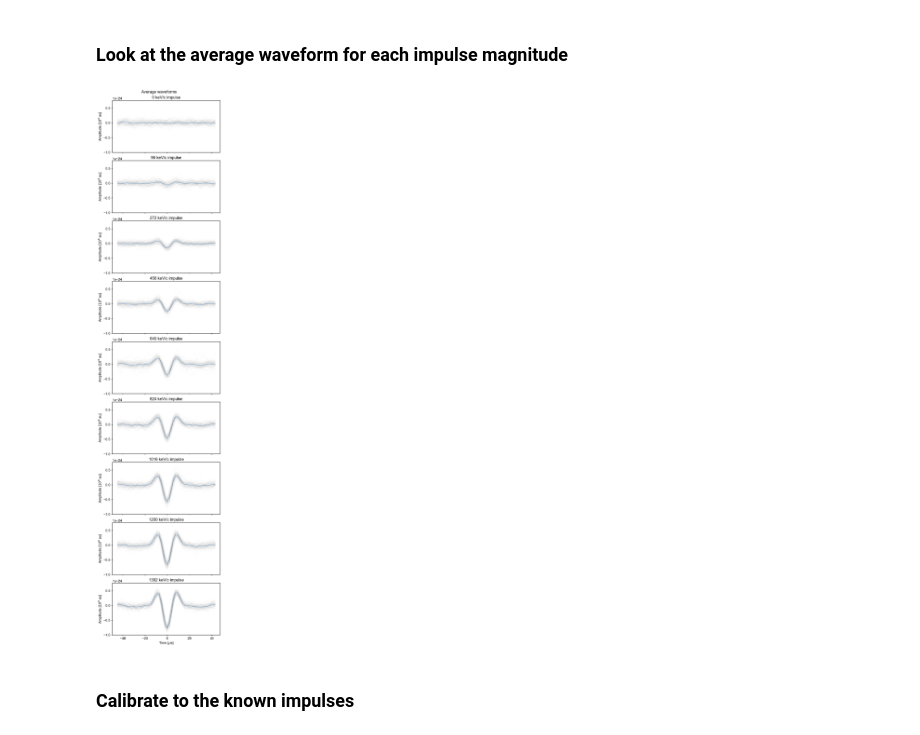
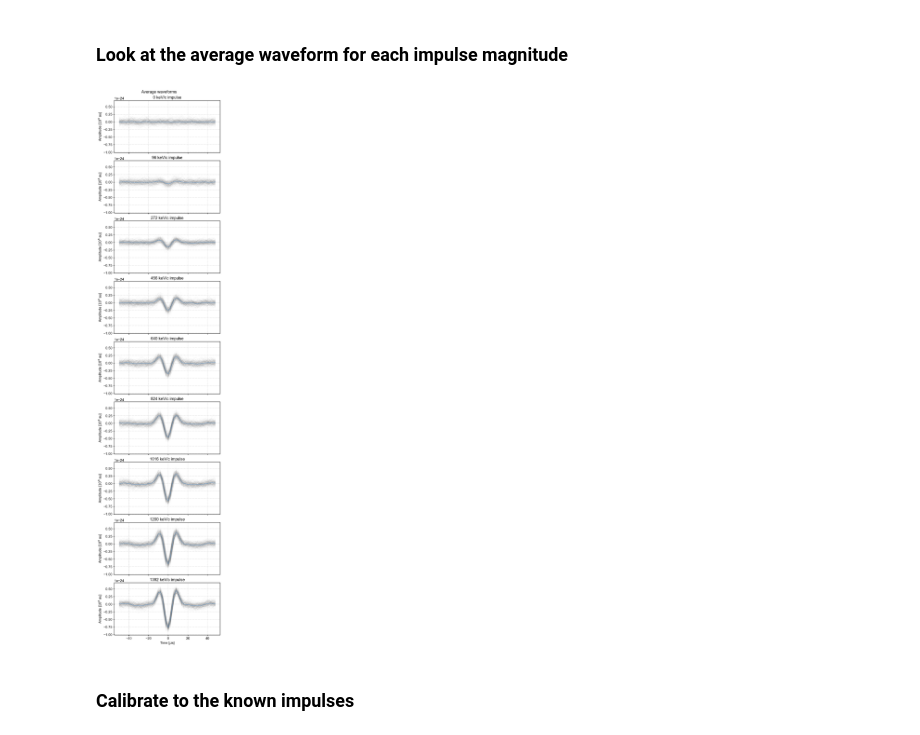
Before and after one commit to clarkehardy/nanospheres, a Jupyter notebook: impulse_calibration.ipynb, the cells around one changed output. Saved outputs shown, nothing was run; the diff lists cells and outputs as text; code cells hidden in the pictures.

```diff
--- a/impulse_calibration.ipynb
+++ b/impulse_calibration.ipynb
@@ -26,12 +26,12 @@ import data_processing as dp
 # %% [markdown]
 ### Look through the drive/data directory and print folder structure
 # %%
-# data_path = '/Users/clarke/Documents/Research/Nanospheres/Data/'
-base_path = '/Users/clarke/Data/gas_collisions/pulse_calibration/sphere_20251212/'
-# base_path = '/Users/clarke/Data/gas_collisions/pulse_calibration/sphere_20251212/' #sphere_20251212/'#sphere_20251129/' #sphere_20250908/'
+drive_path = '/Users/clarke/Data'
 # drive_path = '/Volumes/LaCie/'
-drive_path = '/Users/clarke/Data/'
-# base_path = '/Volumes/LaCie/pulse_calibration/sphere_20250406/'
+
+sphere_date = '20251212'
+
+base_path = f'{drive_path}/gas_collisions/pulse_calibration/sphere_{sphere_date}/'
 
 if not os.path.exists(drive_path):
     print('Error: check that the external drive is plugged in!')
@@ -181,0 +181,21 @@ rms_cut = 1e-17
+# %%
+rms_cut = 1e-17 # cut on RMS noise in Newtons
+rms_mask = impulse_rms < rms_cut
+
+# create a mask that includes the noise and the fit convergence
+mask = rms_mask & fit_success
+
+fig, ax = plt.subplots(figsize=(6, 4), layout='constrained')
+
+for i in range(impulse_rms.shape[0]):
+    ax.plot(pulse_times[i], np.abs(impulse_rms[i]), label='{:.0f} keV'.format(pulse_amps_keV[i]))
+
+ax.set_xlabel('Time [s]')
+ax.set_ylabel('Force RMS [N]')
+ax.set_yscale('log')
+ax.axhline(rms_cut, ls='--', color='k')
+ax.legend(ncol=3, fontsize=10)
+ax.grid(which='both')
+ax.set_title('Deconvolved force RMS over time')
+if plot_path:
+    fig.savefig(plot_path + '_rms.pdf')
@@ -234,34 +261,36 @@ if plot_path:
 # %%
 # build a time array
 half_window = 25
 peak_ind = np.argmax(np.abs(np.mean(pulses[-1], axis=0)))
 times = np.arange(0, pulses.shape[-1]/2./freqs[-1], 1./2./freqs[-1])
 times -= times[peak_ind]
 time_slice = times[..., peak_ind - half_window:peak_ind + half_window]
 
 # get the cropped waveforms centered around the true impulse time
-pulses_true_imp = pulses[..., peak_ind - half_window:peak_ind + half_window]
-mean_pulses_true_imp = np.mean(pulses_true_imp, axis=1)
+pulses_true_imp = np.copy(pulses[..., peak_ind - half_window:peak_ind + half_window])
+pulses_true_imp[~mask] = np.nan
+mean_pulses_true_imp = np.nanmean(pulses_true_imp, axis=1)
 
 # get the cropped waveforms centered around the reconstructed impulse time
-offsets = np.arange(2*half_window) - half_window
-time_inds = recon_inds[..., None] + offsets
-pulses_recon_imp = np.take_along_axis(pulses, time_inds, axis=2)
-mean_pulses_recon_imp = np.mean(pulses_recon_imp, axis=1)
+# offsets = np.arange(2*half_window) - half_window
+# time_inds = recon_inds[..., None] + offsets
+# pulses_recon_imp = np.take_along_axis(pulses, time_inds, axis=2)
+# mean_pulses_recon_imp = np.mean(pulses_recon_imp, axis=1)
 
 fig, ax = plt.subplots(mean_pulses_true_imp.shape[0], figsize=(6, 3*mean_pulses_true_imp.shape[0]), \
                        sharex=True, sharey=True, layout='constrained')
 for i in range(mean_pulses_true_imp.shape[0]):
     ax[i].plot(time_slice*1e6, pulses_true_imp[i].T*1e-8, lw=0.2, alpha=0.1, color='k')
     ax[i].plot(time_slice*1e6, mean_pulses_true_imp[i]*1e-8)
     ax[i].set_ylabel('Amplitude [$10^8$ au]')
     ax[i].set_title('{:.0f} keV/c impulse'.format(pulse_amps_keV[i]))
+    ax[i].grid(which='both')
 ax[-1].set_xlabel(r'Time [$\mu$s]')
 fig.suptitle('Average waveforms')
 if plot_path:
     fig.savefig(plot_path + 'avg_wfms_uncal.pdf')
 # %% [output]
-[figure, old version]
+[figure, new version]
 # %% [markdown]
 ### Calibrate to the known impulses
 # %%
```
Also changed, not shown: parts of 16 cells of this notebook, 3 other files.
